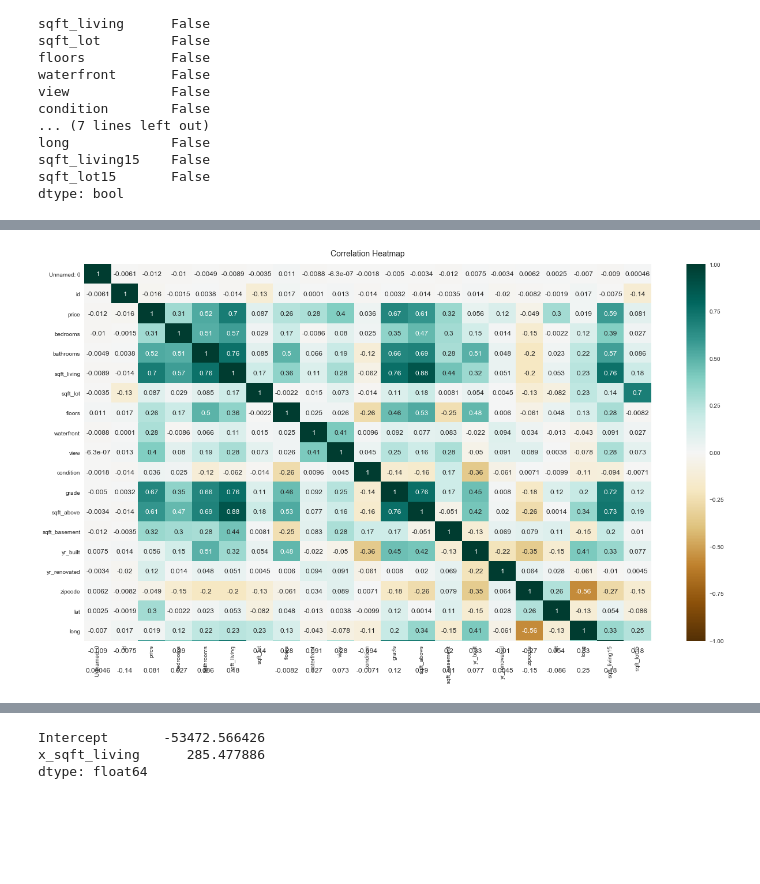
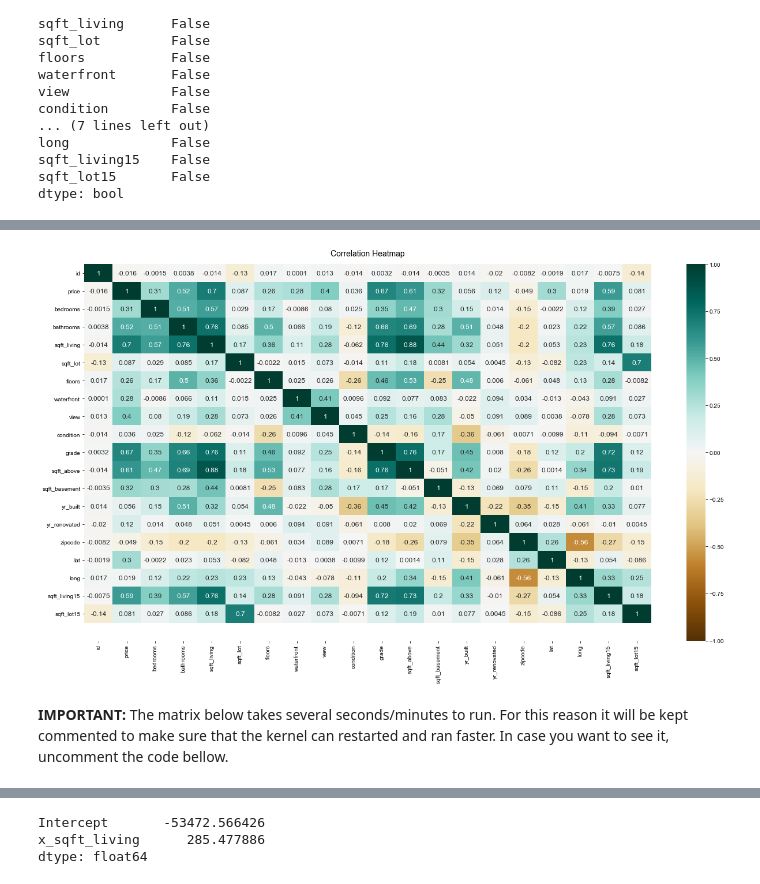
Before and after one commit to Ismaeltrevi/house-price-prediction, a Jupyter notebook: KingsCountyHousingPrices.ipynb, the cells around one changed output, grey strips where cells are left out. Cells and saved outputs as stored; diff of their text form; code cells hidden in the pictures; blank space fills up the shorter version.

```diff
--- a/KingsCountyHousingPrices.ipynb
+++ b/KingsCountyHousingPrices.ipynb
@@ -35,3 +50,3 @@ Requirement already satisfied: haversine in /opt/anaconda3/envs/learn-env/lib/py
 # %%
-test = pd.read_csv('kc_house_data_test_features.csv')
-train = pd.read_csv('kc_house_data_train.csv')
+test = pd.read_csv('./data/kc_house_data_test_features.csv')
+train = pd.read_csv('./data/kc_house_data_train.csv')
@@ -119,3 +151,6 @@ long             False
 sqft_living15    False
 sqft_lot15       False
 dtype: bool
+# %%
+# Delete 'Unnamed: 0' column
+train.drop(columns=['Unnamed: 0'],inplace=True)
@@ -127,15 +180,17 @@ dtype: bool
 # %%
 # Increase the size of the heatmap
 plt.figure(figsize=(22, 12))
+# Help to save the heatmap in high quality
 plt.savefig('destination_path.eps', format='eps')
-# Store the heatmap variable to use easily when applying other features
 # Set the range of values to be displayed on the colormap from -1 to 1, and set the annotation to True to display the correlation values on the heatmap.
 heatmap = sns.heatmap(train.corr(), vmin=-1, vmax=1, annot=True, cmap='BrBG',annot_kws={"size": 12})
 # This fixes a randering problem on the top and bottom of the heatmap
-plt.ylim([19,0])
+plt.ylim([21,0])
 plt.style.use('seaborn')
 # Adding a title to the heatmap. Pad defines the distance of the title from the top of the heatmap.
 heatmap.set_title('Correlation Heatmap', fontdict={'fontsize':14}, pad=14);
 # %% [output]
-[figure, old version]
+[figure, new version]
+# %% [markdown]
+<strong>IMPORTANT:</strong> The matrix below takes several seconds/minutes to run. For this reason it will be kept commented to make sure that the kernel can restarted and ran faster. In case you want to see it, uncomment the code bellow.
 # %%
```
Also changed, not shown: parts of 208 cells of this notebook, 12 other files.
